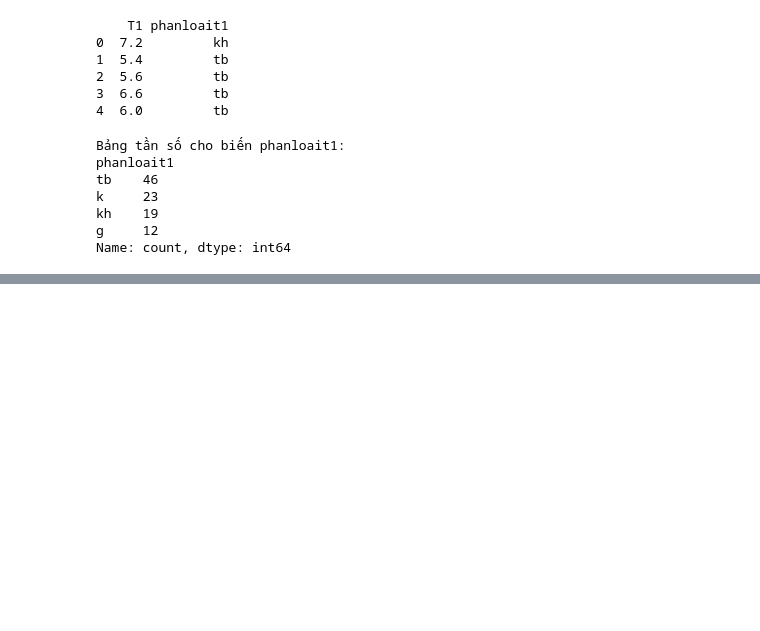
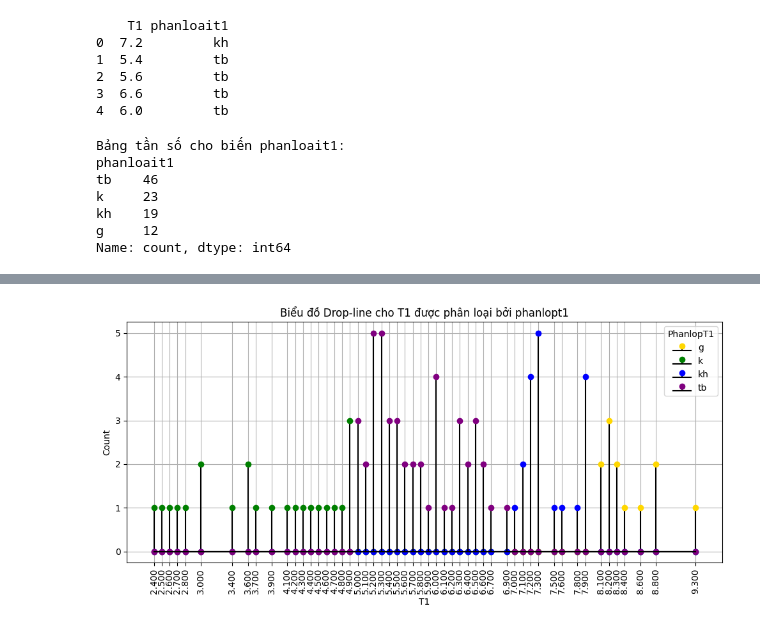
Before and after one commit to Thinh065/Thinh065-PhanTichDuLieunHocSau, a Jupyter notebook: lap2.ipynb, the cells around one changed output, grey strips where cells are left out. Cells and saved outputs as stored; diff of their text form; code cells hidden in the pictures; blank space fills up the shorter version.

```diff
--- a/lap2.ipynb
+++ b/lap2.ipynb
@@ -617,0 +618,48 @@ plt.show()
+# %%
+# Câu 5: Vẽ biểu đồ Drop-line cho biến T1 được phân loại bởi biến phanlopt1
+
+choices = ["k", "tb", "kh", "g"]
+df["phanlopt1"] = np.select(conditions, choices, default="Unknown")
+
+# Tính tần suất cho từng cặp (T1, phanlopt1)
+counts = df.groupby(["T1", "phanlopt1"]).size().unstack(fill_value=0)
+counts = counts.sort_index()  # Sắp xếp T1 theo thứ tự tăng dần
+
+# Vẽ biểu đồ Drop-line (Stem Plot)
+cat_order = ["g", "k", "kh", "tb"]
+colors = {"g": "gold", "k": "green", "kh": "blue", "tb": "purple"}
+
+plt.figure(figsize=(10, 5))
+
+# Vẽ drop-line cho từng nhóm
+for cat in cat_order:
+    if cat in counts.columns:
+        # Gọi stem() trả về 3 đối tượng: markerline, stemlines, baseline
+        markerline, stemlines, baseline = plt.stem(
+            counts.index,   # Trục X
+            counts[cat],    # Trục Y
+            label=cat
+        )
+        # Thiết lập màu sắc
+        markerline.set_markerfacecolor(colors[cat])   # Màu mặt marker
+        markerline.set_markeredgecolor(colors[cat])   # Màu viền marker
+        stemlines.set_color("black")                  # Màu đường dọc
+        baseline.set_color("black")                   # Màu baseline
+
+# Thiết lập tiêu đề, trục và chú thích
+plt.xlabel("T1")
+plt.ylabel("Count")
+plt.title("Biểu đồ Drop-line cho T1 được phân loại bởi phanlopt1")
+plt.legend(title="PhanlopT1")
+
+# Hiển thị nhãn T1 (xoay 90 độ) với 3 chữ số thập phân
+plt.xticks(counts.index, [f"{x:.3f}" for x in counts.index], rotation=90)
+
+# Thêm lưới và căn chỉnh bố cục
+plt.grid(True)
+plt.tight_layout()
+
+# Hiển thị biểu đồ
+plt.show()
+# %% [output]
+[figure, added]
```
Also changed, not shown: parts of 1 cell of this notebook.
